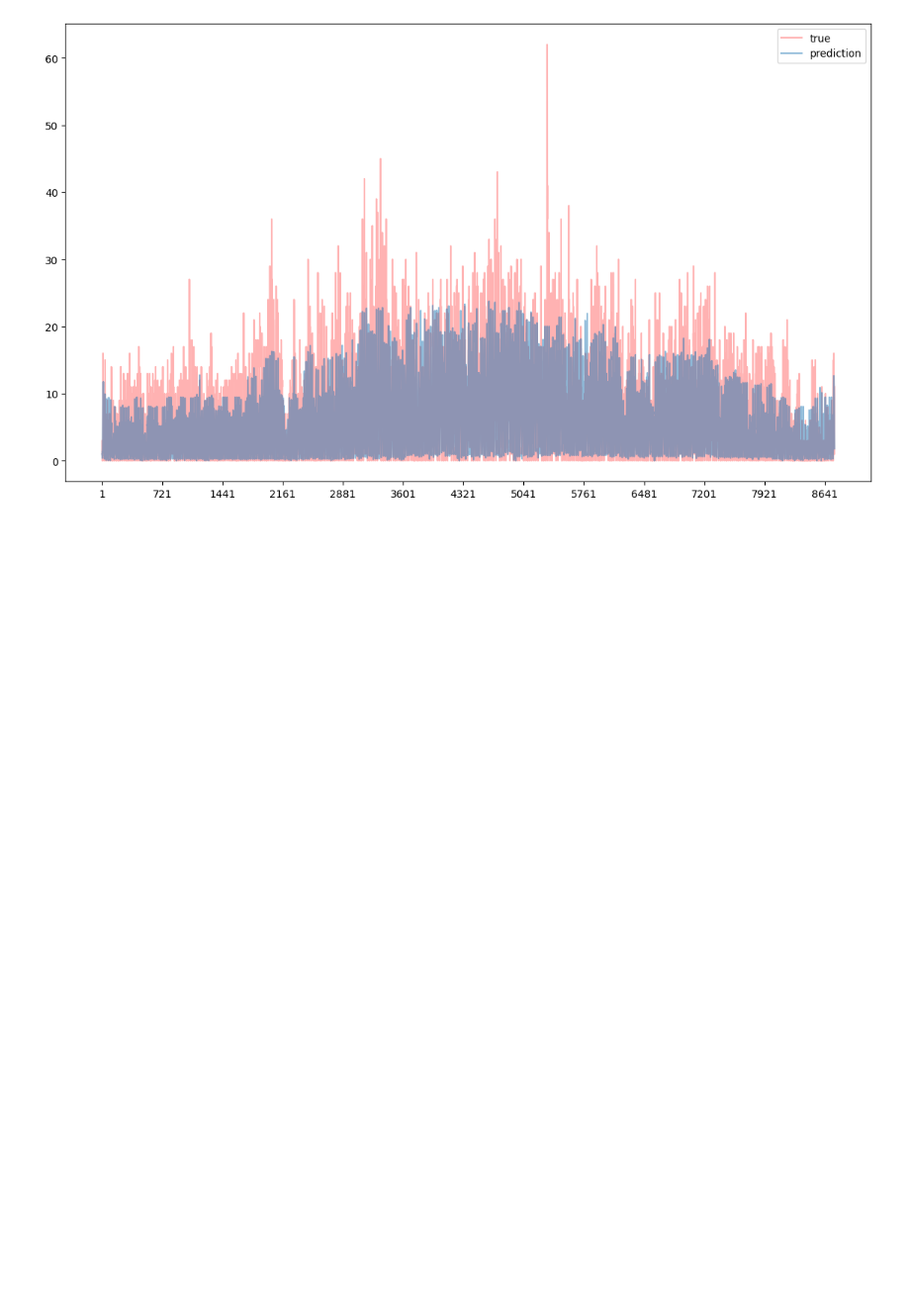
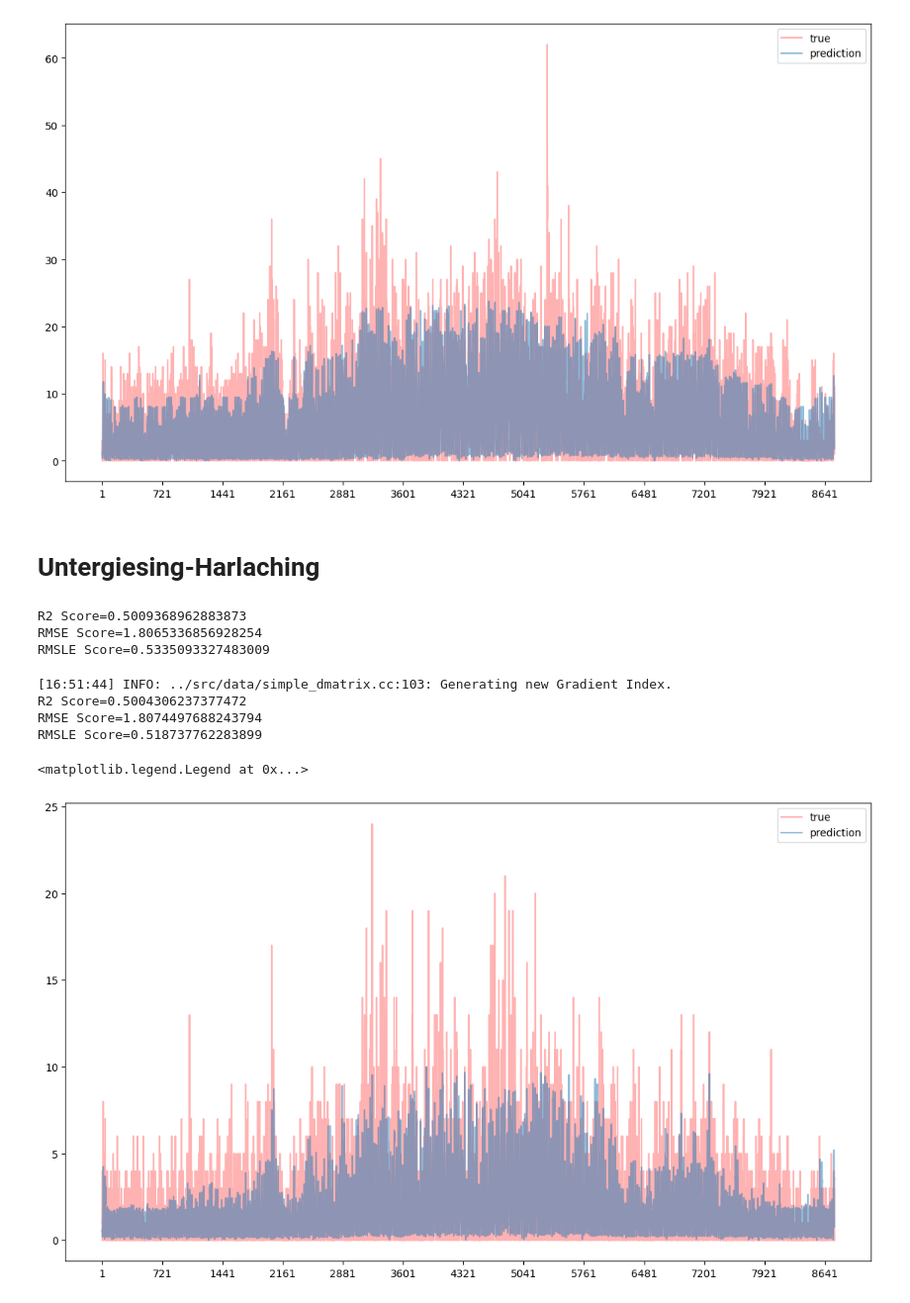
Before and after one commit to shoefer987/bike_sharing_demand, a Jupyter notebook: notebooks/jui-kate_model_for_disctricts.ipynb, the cells around one changed output. Shown: that part at 99% size. Saved outputs shown, nothing was run; the diff lists cells and outputs as text; code cells hidden in the pictures; blank space fills up the shorter version.

Commit message:
Untergiesing-Harlaching wip

```diff
--- a/notebooks/jui-kate_model_for_disctricts.ipynb
+++ b/notebooks/jui-kate_model_for_disctricts.ipynb
@@ -161,3 +161,83 @@ plt.legend()
 # %% [output]
 <matplotlib.legend.Legend at 0x...>
 [figure]
+# %% [markdown]
+# Untergiesing-Harlaching
+# %%
+district = 'Untergiesing-Harlaching'
+
+test_df = fold_dfs[3]
+train_folds = fold_dfs[0:3]
+
+train_df = pd.concat(train_folds, axis=0)
+X_test = test_df.drop(columns= districts)
+y_test = test_df[district]
+X_train = train_df.drop(columns= districts)
+y_train = train_df[district]
+
+
+# Instantiate model
+xgb_r = XGBRegressor(objective ='reg:squarederror', n_estimators=10, max_depth=5)
+
+
+#fitting the train data on model
+xgb_r.fit(X_train, y_train)
+#predict data
+y_pred = [x if x >= 0 else 0 for x in xgb_r.predict(X_test)]
+
+# r2, RMSE, and RMSLE Scores
+scores_r2 = r2_score(y_test , y_pred)
+scores_rmse = np.sqrt(mean_squared_error(y_test, y_pred))
+scores_rmsle = np.sqrt(mean_squared_log_error(y_test , y_pred))
+print(f"R2 Score={scores_r2}")
+print(f"RMSE Score={scores_rmse}")
+print(f"RMSLE Score={scores_rmsle}")
+# %% [output]
+R2 Score=0.5009368962883873
+RMSE Score=1.8065336856928254
+RMSLE Score=0.5335093327483009
+# %%
+district = 'Untergiesing-Harlaching'
+
+test_df = fold_dfs[3]
+train_folds = fold_dfs[0:3]
+
+train_df = pd.concat(train_folds, axis=0)
+X_test = test_df.drop(columns= districts)
+y_test = test_df[district]
+X_train = train_df.drop(columns= districts)
+y_train = train_df[district]
+
+
+# Instantiate model
+xgb_r = XGBRegressor(objective ='reg:squarederror', n_estimators = 10, eta = 0.3,
+                     max_depth=6, tree_method= "approx", min_child_weight=5, verbosity= 2)
+
+
+#fitting the train data on model
+xgb_r.fit(X_train, y_train)
+#predict data
+y_pred = [x if x >= 0 else 0 for x in xgb_r.predict(X_test)]
+
+# r2, RMSE, and RMSLE Scores
+scores_r2 = r2_score(y_test , y_pred)
+scores_rmse = np.sqrt(mean_squared_error(y_test, y_pred))
+scores_rmsle = np.sqrt(mean_squared_log_error(y_test , y_pred))
+print(f"R2 Score={scores_r2}")
+print(f"RMSE Score={scores_rmse}")
+print(f"RMSLE Score={scores_rmsle}")
+# %% [output]
+[16:51:44] INFO: ../src/data/simple_dmatrix.cc:103: Generating new Gradient Index.
+R2 Score=0.5004306237377472
+RMSE Score=1.8074497688243794
+RMSLE Score=0.518737762283899
+# %%
+plt.figure(figsize=(14,8))
+plt.plot(range(len(y_test)), y_test, c='r', alpha=0.3, label='true')
+plt.plot(range(len(y_pred)), y_pred, alpha=0.5, label='prediction')
+
+plt.xticks(np.arange(1, 8769, 720))
+plt.legend()
+# %% [output]
+<matplotlib.legend.Legend at 0x...>
+[figure, added]
```
Also changed, not shown: parts of 2 cells of this notebook.
